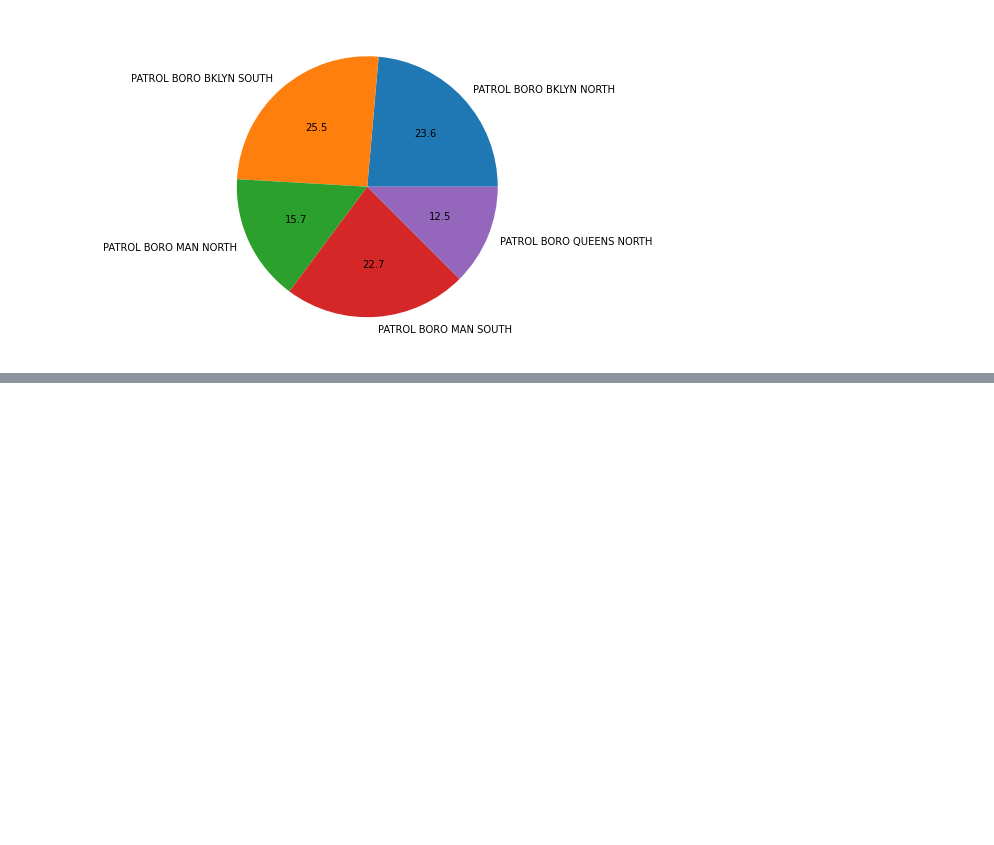
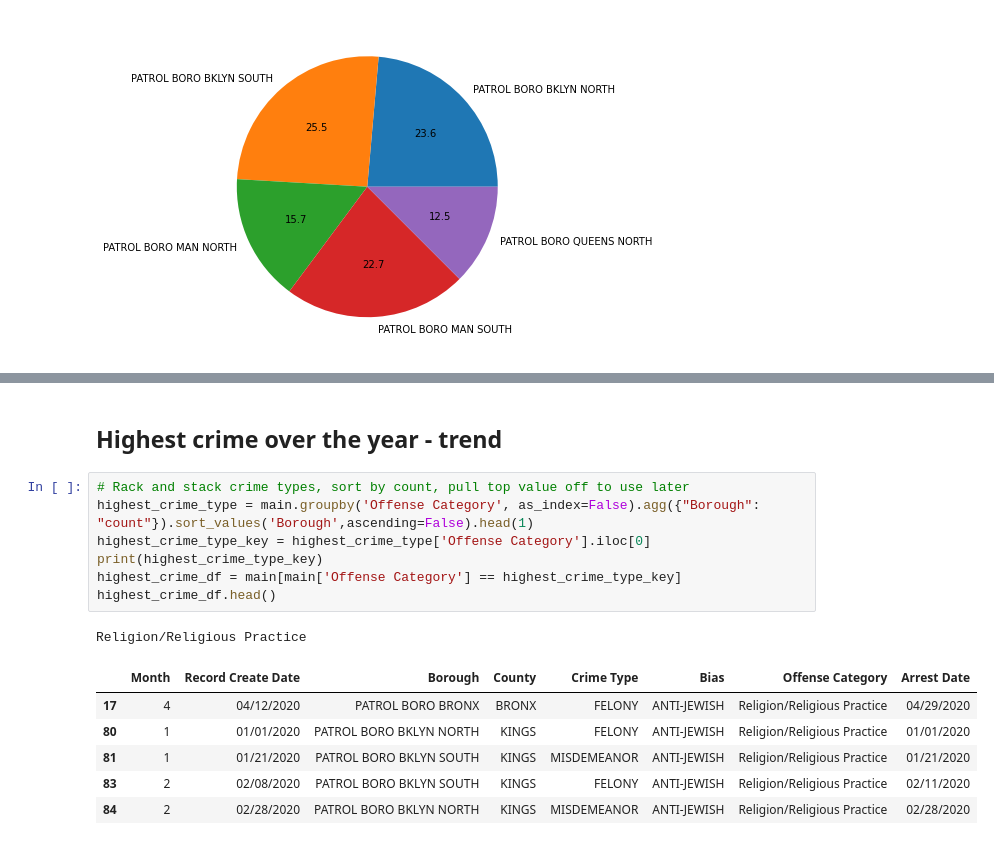
Before and after one commit to codeMonkeyHopeful/nypd-crime-tracker, a Jupyter notebook: main.ipynb, the cells around one changed output, grey strips where cells are left out. Saved outputs shown, nothing was run; the diff lists cells and outputs as text; blank space fills up the shorter version.

```diff
--- a/main.ipynb
+++ b/main.ipynb
@@ -99,0 +96,17 @@ main[main['Borough'].isin(list(ranked_borough_by_crime_top['Borough']))].groupby
+# %% [markdown]
+## Highest crime over the year - trend
+# %%
+# Rack and stack crime types, sort by count, pull top value off to use later
+highest_crime_type = main.groupby('Offense Category', as_index=False).agg({"Borough": "count"}).sort_values('Borough',ascending=False).head(1)
+highest_crime_type_key = highest_crime_type['Offense Category'].iloc[0]
+print(highest_crime_type_key)
+highest_crime_df = main[main['Offense Category'] == highest_crime_type_key]
+highest_crime_df.head()
+# %% [output]
+Religion/Religious Practice
+|  | Month | Record Create Date | Borough | County | Crime Type | Bias | Offense Category | Arrest Date |
+| 17 | 4 | 04/12/2020 | PATROL BORO BRONX | BRONX | FELONY | ANTI-JEWISH | Religion/Religious Practice | 04/29/2020 |
+| 80 | 1 | 01/01/2020 | PATROL BORO BKLYN NORTH | KINGS | FELONY | ANTI-JEWISH | Religion/Religious Practice | 01/01/2020 |
+| 81 | 1 | 01/21/2020 | PATROL BORO BKLYN SOUTH | KINGS | MISDEMEANOR | ANTI-JEWISH | Religion/Religious Practice | 01/21/2020 |
+| 83 | 2 | 02/08/2020 | PATROL BORO BKLYN SOUTH | KINGS | FELONY | ANTI-JEWISH | Religion/Religious Practice | 02/11/2020 |
+| 84 | 2 | 02/28/2020 | PATROL BORO BKLYN NORTH | KINGS | MISDEMEANOR | ANTI-JEWISH | Religion/Religious Practice | 02/28/2020 |
```
Also changed, not shown: parts of 5 cells of this notebook, 1 other file.
